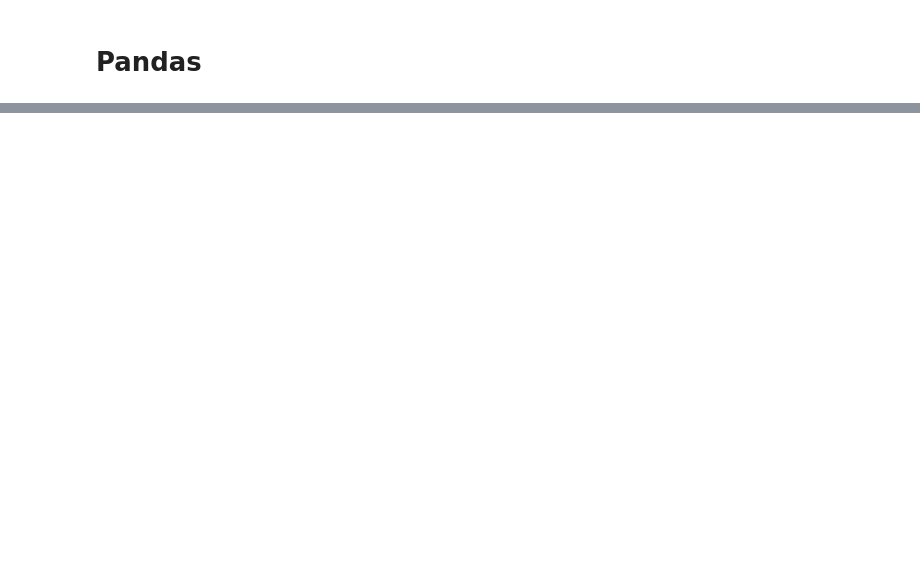
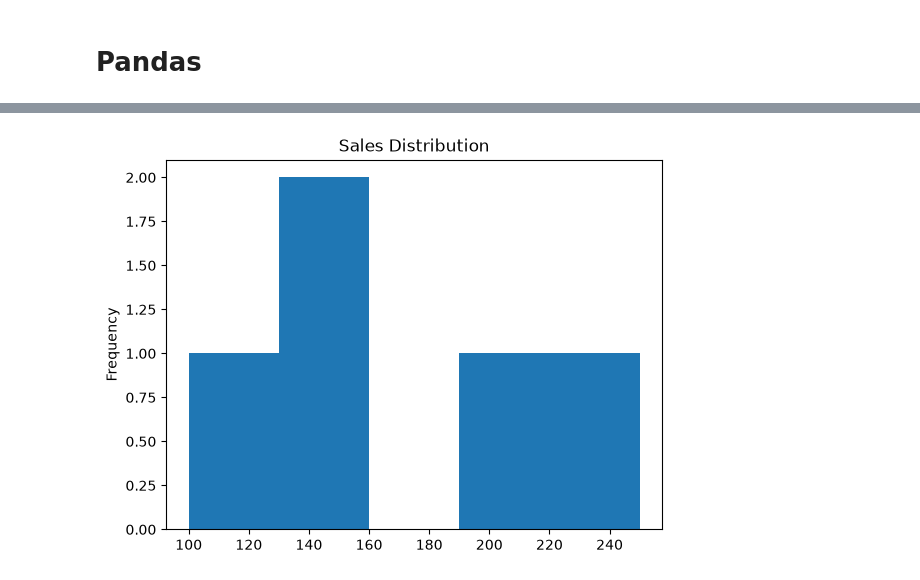
Before and after one commit to moneem-hub/AIML, a Jupyter notebook: ClassPractice.ipynb, the cells around one changed output, grey strips where cells are left out. Cells and saved outputs as stored; diff of their text form; code cells hidden in the pictures; blank space fills up the shorter version.

```diff
--- a/ClassPractice.ipynb
+++ b/ClassPractice.ipynb
@@ -380,0 +296,5 @@ df["age_group"] = pd.cut(
+# %%
+df["sales"].plot(kind="hist", bins=5, title="Sales Distribution")
+plt.show()
+# %% [output]
+[figure, added]
```
Also changed, not shown: parts of 50 cells of this notebook.
